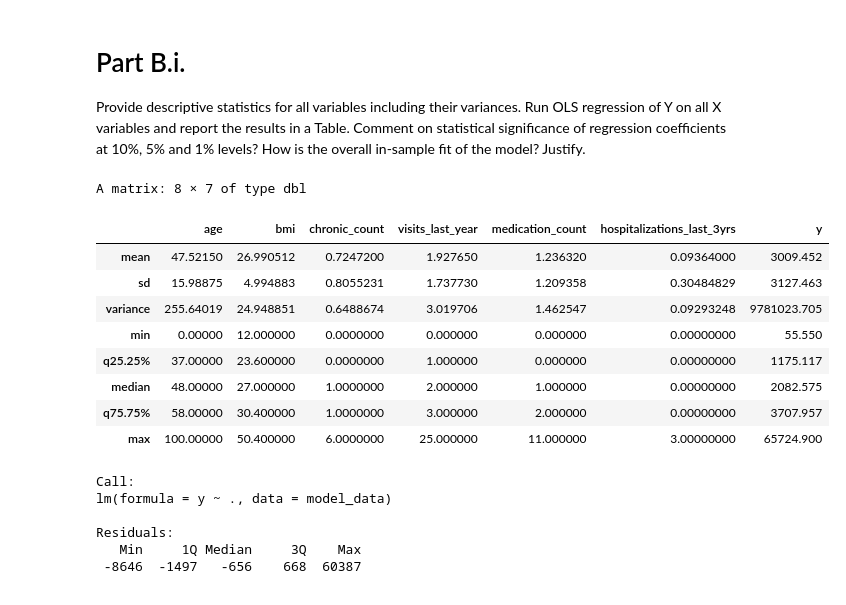
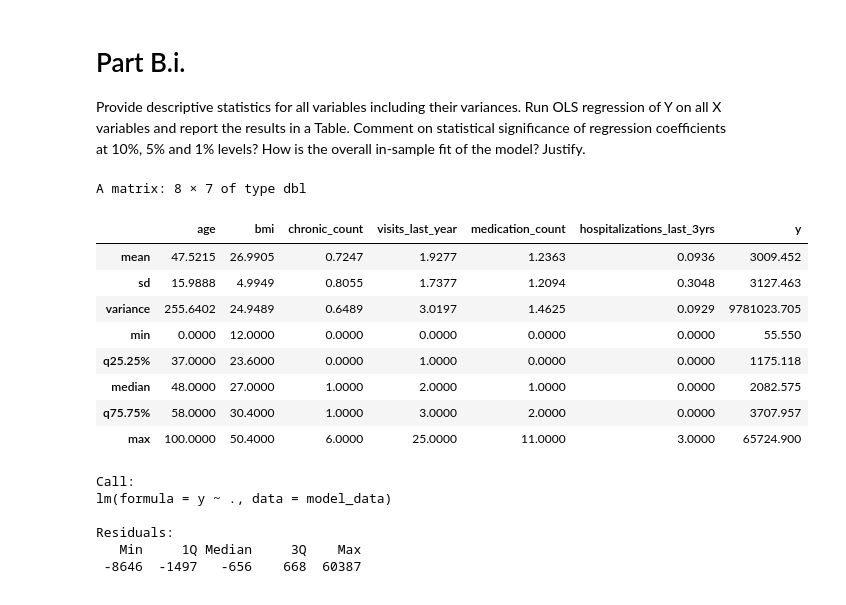
Before and after one commit to eren-darici/ECON6190, a Jupyter notebook: Project_PartB.ipynb, the cells around one changed output. Cells and saved outputs as stored; diff of their text form; code cells hidden in the pictures.

```diff
--- a/Project_PartB.ipynb
+++ b/Project_PartB.ipynb
@@ -83,32 +66,32 @@ the overall in-sample fit of the model? Justify.
 # %%
 # Descriptive statistics
 describe_func <- function(x) {
-  c(
+  round(c(
     mean = mean(x, na.rm = TRUE),
     sd = sd(x, na.rm = TRUE),
     variance = var(x, na.rm = TRUE),
     min = min(x, na.rm = TRUE),
     q25 = quantile(x, 0.25, na.rm = TRUE),
     median = median(x, na.rm = TRUE),
     q75 = quantile(x, 0.75, na.rm = TRUE),
     max = max(x, na.rm = TRUE)
-  )
+  ), 4)
 }
 
 # Appply function to model data
 descriptive_stats <- sapply(model_data, describe_func)
 descriptive_stats
 # %% [output]
 A matrix: 8 × 7 of type dbl
 |  | age | bmi | chronic_count | visits_last_year | medication_count | hospitalizations_last_3yrs | y |
-| mean | 47.52150 | 26.990512 | 0.7247200 | 1.927650 | 1.236320 | 0.09364000 | 3009.452 |
-| sd | 15.98875 | 4.994883 | 0.8055231 | 1.737730 | 1.209358 | 0.30484829 | 3127.463 |
-| variance | 255.64019 | 24.948851 | 0.6488674 | 3.019706 | 1.462547 | 0.09293248 | 9781023.705 |
-| min | 0.00000 | 12.000000 | 0.0000000 | 0.000000 | 0.000000 | 0.00000000 | 55.550 |
-| q25.25% | 37.00000 | 23.600000 | 0.0000000 | 1.000000 | 0.000000 | 0.00000000 | 1175.117 |
-| median | 48.00000 | 27.000000 | 1.0000000 | 2.000000 | 1.000000 | 0.00000000 | 2082.575 |
-| q75.75% | 58.00000 | 30.400000 | 1.0000000 | 3.000000 | 2.000000 | 0.00000000 | 3707.957 |
-| max | 100.00000 | 50.400000 | 6.0000000 | 25.000000 | 11.000000 | 3.00000000 | 65724.900 |
+| mean | 47.5215 | 26.9905 | 0.7247 | 1.9277 | 1.2363 | 0.0936 | 3009.452 |
+| sd | 15.9888 | 4.9949 | 0.8055 | 1.7377 | 1.2094 | 0.3048 | 3127.463 |
+| variance | 255.6402 | 24.9489 | 0.6489 | 3.0197 | 1.4625 | 0.0929 | 9781023.705 |
+| min | 0.0000 | 12.0000 | 0.0000 | 0.0000 | 0.0000 | 0.0000 | 55.550 |
+| q25.25% | 37.0000 | 23.6000 | 0.0000 | 1.0000 | 0.0000 | 0.0000 | 1175.118 |
+| median | 48.0000 | 27.0000 | 1.0000 | 2.0000 | 1.0000 | 0.0000 | 2082.575 |
+| q75.75% | 58.0000 | 30.4000 | 1.0000 | 3.0000 | 2.0000 | 0.0000 | 3707.957 |
+| max | 100.0000 | 50.4000 | 6.0000 | 25.0000 | 11.0000 | 3.0000 | 65724.900 |
 # %%
 # Run OLS
 model <- lm(y ~ ., data=model_data)
```
Also changed, not shown: parts of 6 cells of this notebook.
